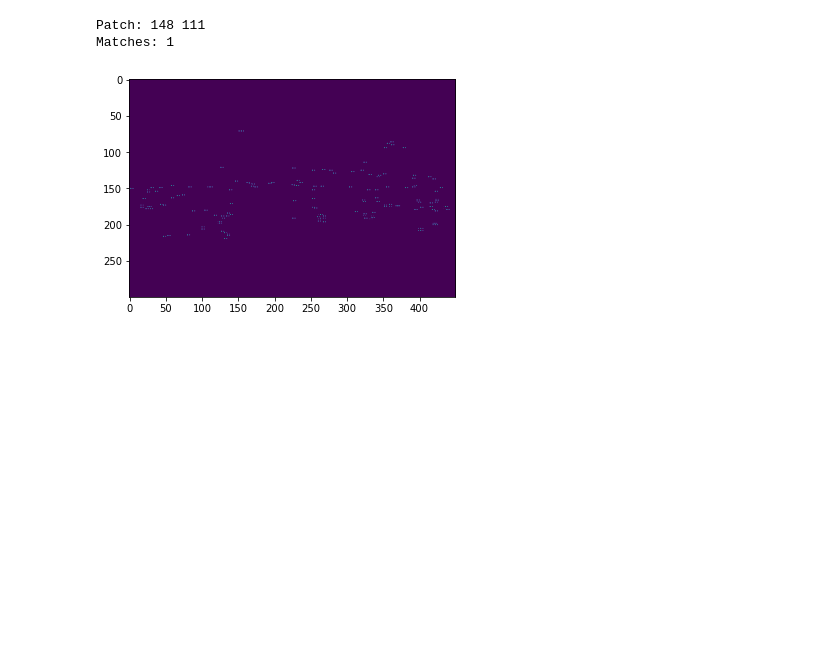
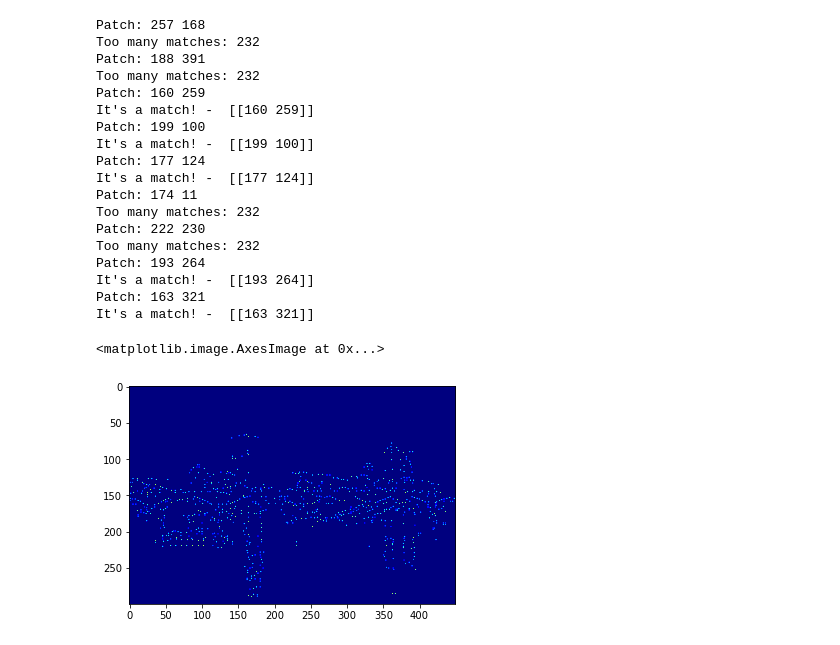
Before and after one commit to Tsmorz/computer-vision, a Jupyter notebook: Project 2/FeatureTracking.ipynb, the cells around one changed output. Drawn from its saved outputs; the diff is of its cells as text; code cells hidden in the pictures; blank space fills up the shorter version.

Commit message:
corner thresholding

```diff
--- a/Project 2/FeatureTracking.ipynb
+++ b/Project 2/FeatureTracking.ipynb
@@ -175,0 +177,18 @@ Number of features: 151
+# %%
+# Reduce threshold until 1% of pixels are corners
+ratio = 1000
+threshold = 0.9
+while ratio >= 100:
+    threshold = 0.5*threshold
+
+    corners = HarrisCorner(gray,threshold)
+    # Number of corners
+    idx = np.where(corners>0)
+    idx = np.array(idx).T
+    ratio = gray.size/idx.shape[0]
+    print('pixels/feature:', np.round(ratio))
+
+print('Threshold:',threshold)
+print('Features:',idx.shape[0])
+plt.imshow(image)
+plt.imshow(corners>0, cmap = "jet", alpha = 0.4)
@@ -176,15 +252,44 @@ Number of features: 151
 # %%
-# Try to match the corner patch
-fit = norm_cross_corr(corners,patch)
-#fit[fit<0.75] = 0
+i = 0
 
-plt.imshow(fit)
+while i<5:
+    # Get a random patch
+    patch = getRandPatch(corners,width)
 
-best = np.where(fit==np.amax(fit))
-print("Patch:",r,c)
-best = np.array(best).T
-print('Matches:',best.shape[0])
+    # Try to match the corner patch
+    fit = norm_cross_corr(corners,patch)
+
+    best = np.where(fit==np.amax(fit))
+    best = np.array(best).T
+    matches = best.shape[0]
+
+    if matches == 1:
+        print("It's a match! - ",best)
+        i+=1
+    else:
+        print('Too many matches:',best.shape[0])
+        # retry
+
+fit[fit <= 0.5] = 0
+plt.imshow(fit,cmap ='jet')
 # %% [output]
-Patch: 148 111
-Matches: 1
+Patch: 257 168
+Too many matches: 232
+Patch: 188 391
+Too many matches: 232
+Patch: 160 259
+It's a match! -  [[160 259]]
+Patch: 199 100
+It's a match! -  [[199 100]]
+Patch: 177 124
+It's a match! -  [[177 124]]
+Patch: 174 11
+Too many matches: 232
+Patch: 222 230
+Too many matches: 232
+Patch: 193 264
+It's a match! -  [[193 264]]
+Patch: 163 321
+It's a match! -  [[163 321]]
+<matplotlib.image.AxesImage at 0x...>
-[figure, old version]
+[figure, new version]
```
Also changed, not shown: parts of 17 cells of this notebook.
